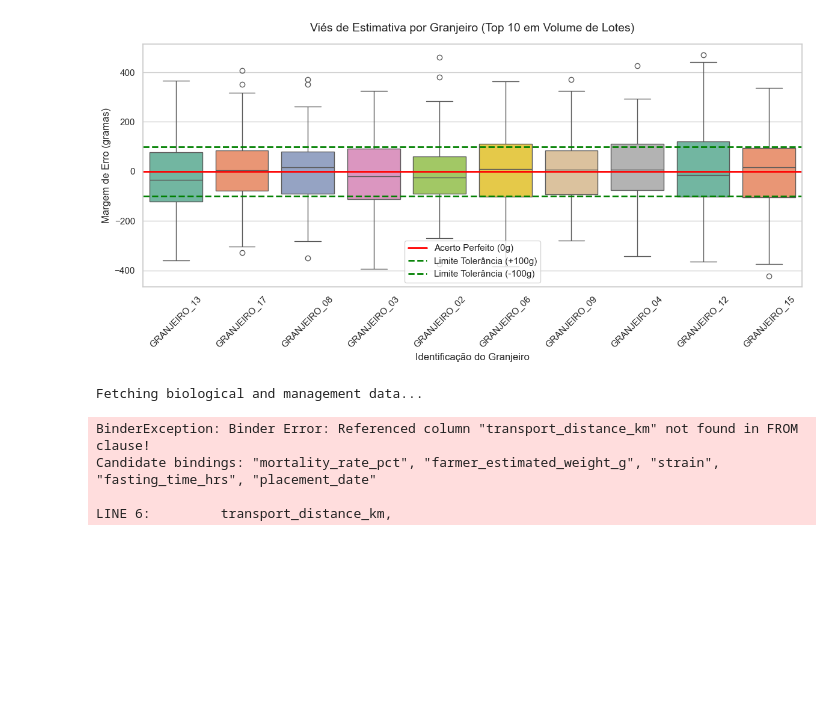
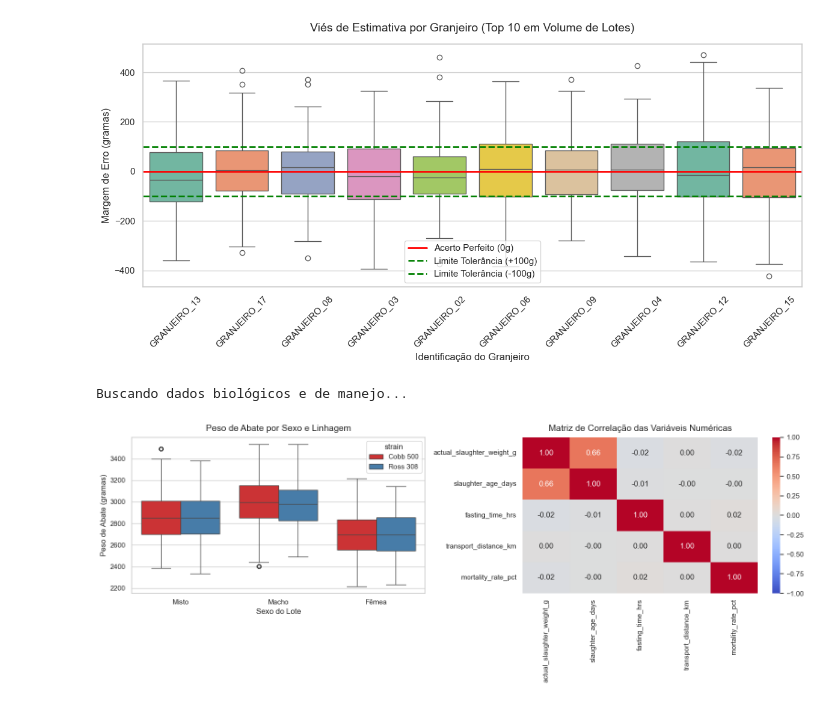
Before and after one commit to arleujr/poultry-weight-prediction, a Jupyter notebook: notebooks/01_exploratory_data_analysis.ipynb, the cells around one changed output. Saved outputs shown, nothing was run; the diff lists cells and outputs as text; code cells hidden in the pictures; blank space fills up the shorter version.

```diff
--- a/notebooks/01_exploratory_data_analysis.ipynb
+++ b/notebooks/01_exploratory_data_analysis.ipynb
@@ -106,20 +106,22 @@ import seaborn as sns
 # Set visual style
 sns.set_theme(style="whitegrid")
 
-# Connect and fetch data with feature engineering
+# Connect and fetch data with JOIN
 print("Buscando dados biológicos e de manejo...")
 conn = duckdb.connect("../data/processed/warehouse.duckdb")
+
+# Star Schema join: fact table with farm dimension
 query = """
     SELECT
-        strain,
-        flock_sex,
-        fasting_time_hrs,
-        transport_distance_km,
-        mortality_rate_pct,
-        actual_slaughter_weight_g,
-        -- Calculate slaughter age in days
-        date_diff('day', placement_date, slaughter_date) AS slaughter_age_days
-    FROM fct_slaughter_batches
+        f.strain,
+        f.flock_sex,
+        f.fasting_time_hrs,
+        d.transport_distance_km,  -- Column from dim_farm
+        f.mortality_rate_pct,
+        f.actual_slaughter_weight_g,
+        date_diff('day', f.placement_date, f.slaughter_date) AS slaughter_age_days
+    FROM fct_slaughter_batches f
+    JOIN dim_farm d ON f.farm_id = d.farm_id
 """
 df_bio = conn.execute(query).df()
 conn.close()  # Always close connection
@@ -137,35 +139,32 @@ sns.boxplot(
     ax=axes[0]
 )
 axes[0].set_title("Peso de Abate por Sexo e Linhagem", fontsize=14, pad=10)
 axes[0].set_xlabel("Sexo do Lote", fontsize=12)
 axes[0].set_ylabel("Peso de Abate (gramas)", fontsize=12)
 
 # Subplot 2: correlation matrix (heatmap)
 num_cols = [
     'actual_slaughter_weight_g',
     'slaughter_age_days',
     'fasting_time_hrs',
     'transport_distance_km',
     'mortality_rate_pct'
 ]
 corr_matrix = df_bio[num_cols].corr()
 
 sns.heatmap(
     corr_matrix,
     annot=True,       # Show correlation values
     cmap='coolwarm',  # Blue negative, red positive
     fmt=".2f",
     ax=axes[1],
     vmin=-1,
     vmax=1
 )
 axes[1].set_title("Matriz de Correlação das Variáveis Numéricas", fontsize=14, pad=10)
 
 plt.tight_layout()
 plt.show()
 # %% [output]
-Fetching biological and management data...
+Buscando dados biológicos e de manejo...
-BinderException: Binder Error: Referenced column "transport_distance_km" not found in FROM clause!
-Candidate bindings: "mortality_rate_pct", "farmer_estimated_weight_g", "strain", "fasting_time_hrs", "placement_date"
-
-LINE 6:         transport_distance_km,
+[figure, added]
```
Also changed, not shown: 1 other file.
